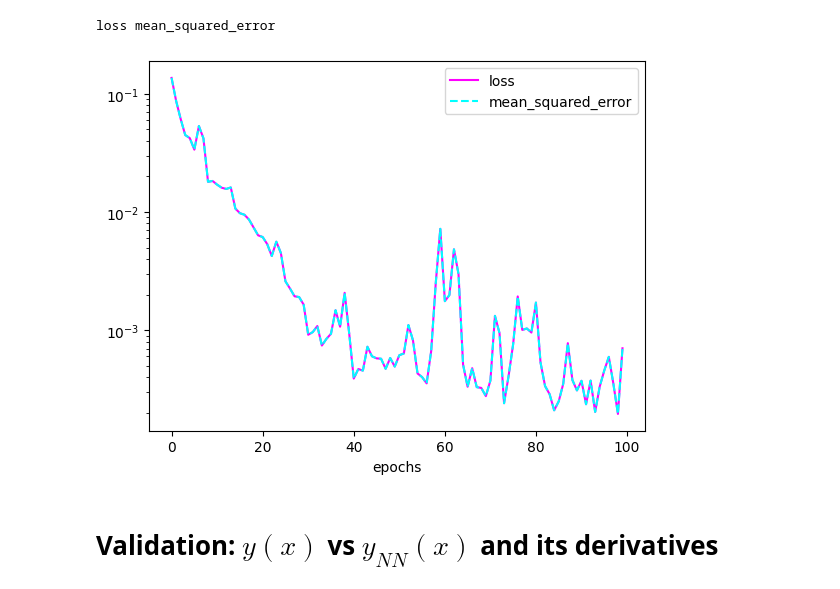
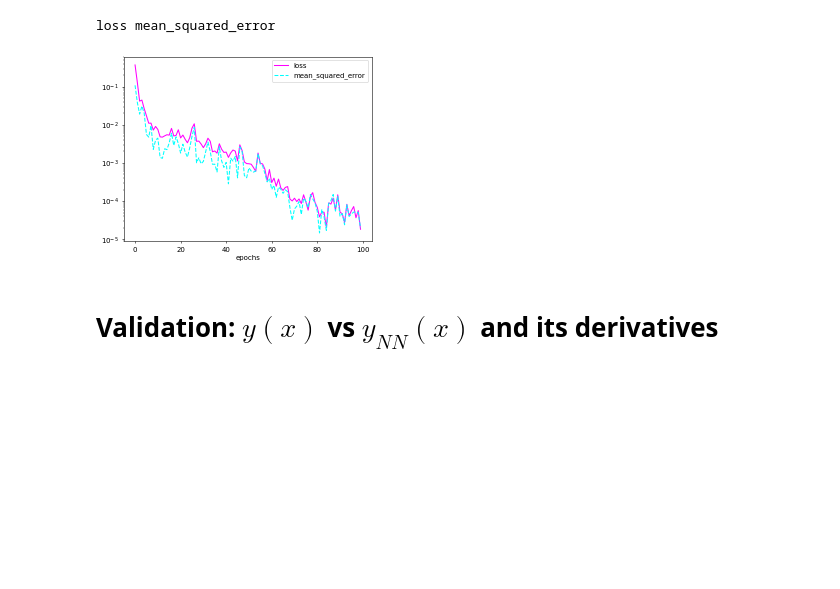
Before and after one commit to IrisFDTD/AI-UNIZAR-course, a Jupyter notebook: ode/ai_unizar_course_ode.ipynb, the cells around one changed output. Saved outputs shown, nothing was run; the diff lists cells and outputs as text; code cells hidden in the pictures; blank space fills up the shorter version.

```diff
--- a/ode/ai_unizar_course_ode.ipynb
+++ b/ode/ai_unizar_course_ode.ipynb
@@ -88,7 +90,7 @@ xmax = 4
 x_train=np.linspace(xmin,xmax,n_train)
 
 # The real solution y(x) for training evaluation
-y_train=tf.exp(-x_train)
+y_train=np.exp(-x_train)
 # %% [markdown]
 # Hyperparameters
 # %%
@@ -108,9 +110,9 @@ x=Dense(50, activation='elu')(x)
 output = Dense(1,activation=None)(x)
 
 # Set the model
-model=Model(input,output)
+#model=Model(input,output)
 #model=Model_from_scratch(input,output)
-#model=Model_ODE(input,output)
+model=Model_ODE(input,output)
 
 model.summary()
 # %% [output]
@@ -171,19 +157,19 @@ print(loss_vs_epochs,metrics_vs_epochs)
 loss mean_squared_error
 # %%
 # summarize history for loss and metris
-plt.rcParams['figure.dpi'] = 100
+plt.rcParams['figure.dpi'] = 50
 plt.plot(history.history[loss_vs_epochs],
          color='magenta',
          label=loss_vs_epochs)
 plt.plot(history.history[metrics_vs_epochs],
          color='cyan',
          label=metrics_vs_epochs,linestyle='--')
 plt.yscale("log")
 plt.xlabel('epochs')
 plt.legend(loc='upper right')
 plt.show()
 # %% [output]
-[figure, old version]
+[figure, new version]
 # %% [markdown]
 # Validation: $y(x)$ vs $y_{NN}(x)$ and its derivatives
 # %% [markdown]
```
Also changed, not shown: parts of 4 cells of this notebook.
